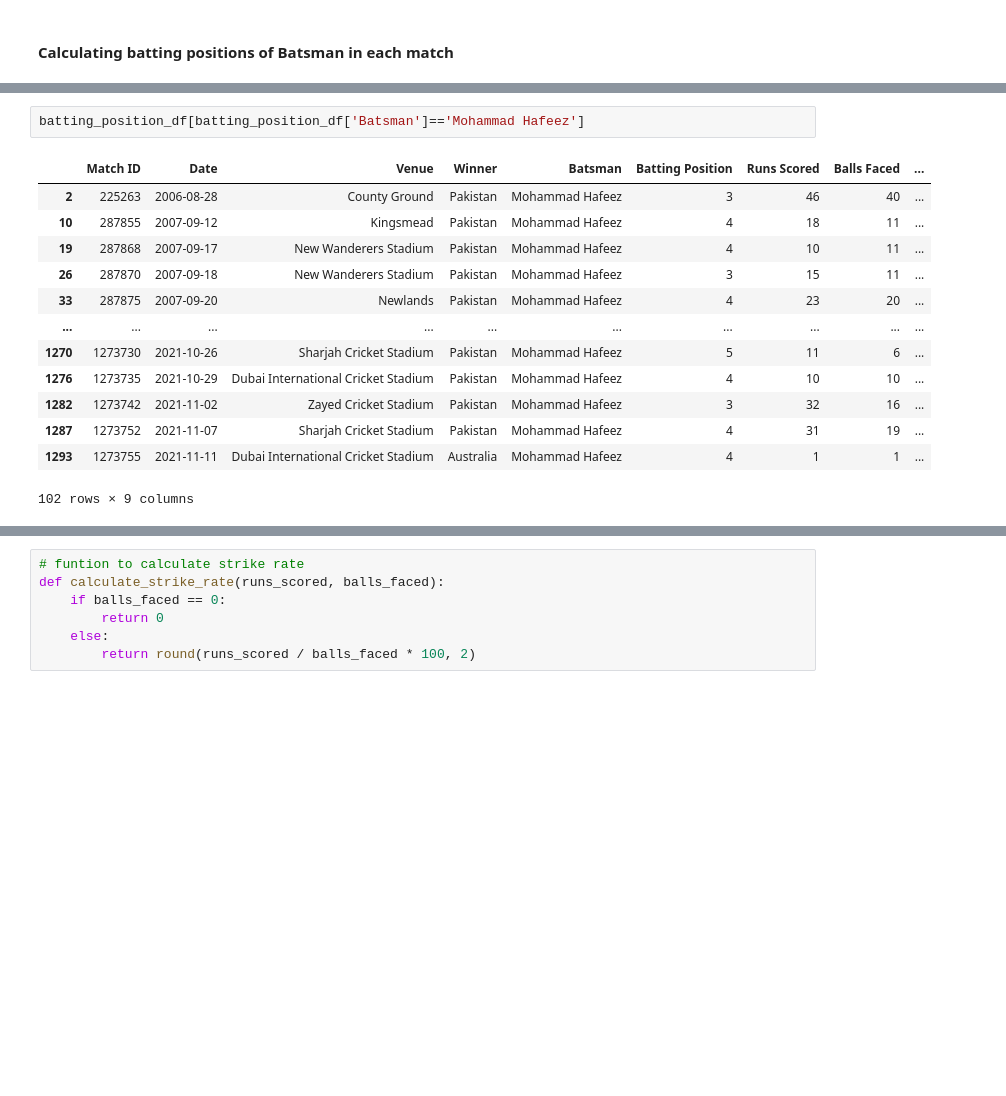
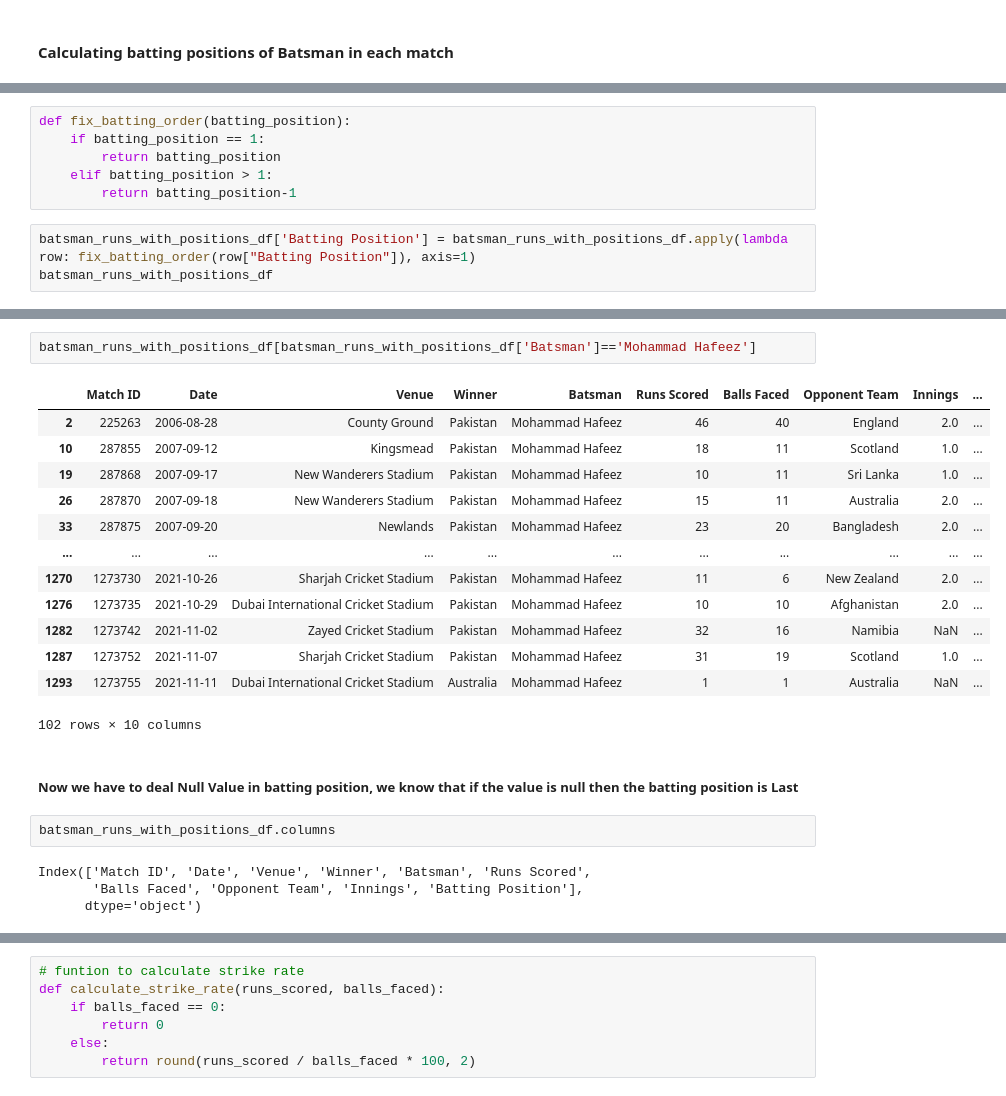
Before and after one commit to aliyan08/Perfomence-Based-Cricket-11-Selector-Using-Assoiciastion-Rule-Mining, a Jupyter notebook: DataCleaning.ipynb, the cells around one changed output, grey strips where cells are left out. Drawn from its saved outputs; the diff is of its cells as text; blank space fills up the shorter version.

Commit message:
Includes ARM for PAK Batsman

```diff
--- a/DataCleaning.ipynb
+++ b/DataCleaning.ipynb
@@ -744,0 +883,9 @@ batting_position_df
+# %%
+def fix_batting_order(batting_position):
+    if batting_position == 1:
+        return batting_position
+    elif batting_position > 1:
+        return batting_position-1
+# %%
+batsman_runs_with_positions_df['Batting Position'] = batsman_runs_with_positions_df.apply(lambda row: fix_batting_order(row["Batting Position"]), axis=1)
+batsman_runs_with_positions_df
@@ -745,16 +919,24 @@ batting_position_df
 # %%
-batting_position_df[batting_position_df['Batsman']=='Mohammad Hafeez']
+batsman_runs_with_positions_df[batsman_runs_with_positions_df['Batsman']=='Mohammad Hafeez']
 # %% [output]
-|  | Match ID | Date | Venue | Winner | Batsman | Batting Position | Runs Scored | Balls Faced | ... |
-| 2 | 225263 | 2006-08-28 | County Ground | Pakistan | Mohammad Hafeez | 3 | 46 | 40 | ... |
-| 10 | 287855 | 2007-09-12 | Kingsmead | Pakistan | Mohammad Hafeez | 4 | 18 | 11 | ... |
-| 19 | 287868 | 2007-09-17 | New Wanderers Stadium | Pakistan | Mohammad Hafeez | 4 | 10 | 11 | ... |
-| 26 | 287870 | 2007-09-18 | New Wanderers Stadium | Pakistan | Mohammad Hafeez | 3 | 15 | 11 | ... |
-| 33 | 287875 | 2007-09-20 | Newlands | Pakistan | Mohammad Hafeez | 4 | 23 | 20 | ... |
-| ... | ... | ... | ... | ... | ... | ... | ... | ... | ... |
-| 1270 | 1273730 | 2021-10-26 | Sharjah Cricket Stadium | Pakistan | Mohammad Hafeez | 5 | 11 | 6 | ... |
-| 1276 | 1273735 | 2021-10-29 | Dubai International Cricket Stadium | Pakistan | Mohammad Hafeez | 4 | 10 | 10 | ... |
-| 1282 | 1273742 | 2021-11-02 | Zayed Cricket Stadium | Pakistan | Mohammad Hafeez | 3 | 32 | 16 | ... |
-| 1287 | 1273752 | 2021-11-07 | Sharjah Cricket Stadium | Pakistan | Mohammad Hafeez | 4 | 31 | 19 | ... |
-| 1293 | 1273755 | 2021-11-11 | Dubai International Cricket Stadium | Australia | Mohammad Hafeez | 4 | 1 | 1 | ... |
+|  | Match ID | Date | Venue | Winner | Batsman | Runs Scored | Balls Faced | Opponent Team | Innings | ... |
+| 2 | 225263 | 2006-08-28 | County Ground | Pakistan | Mohammad Hafeez | 46 | 40 | England | 2.0 | ... |
+| 10 | 287855 | 2007-09-12 | Kingsmead | Pakistan | Mohammad Hafeez | 18 | 11 | Scotland | 1.0 | ... |
+| 19 | 287868 | 2007-09-17 | New Wanderers Stadium | Pakistan | Mohammad Hafeez | 10 | 11 | Sri Lanka | 1.0 | ... |
+| 26 | 287870 | 2007-09-18 | New Wanderers Stadium | Pakistan | Mohammad Hafeez | 15 | 11 | Australia | 2.0 | ... |
+| 33 | 287875 | 2007-09-20 | Newlands | Pakistan | Mohammad Hafeez | 23 | 20 | Bangladesh | 2.0 | ... |
+| ... | ... | ... | ... | ... | ... | ... | ... | ... | ... | ... |
+| 1270 | 1273730 | 2021-10-26 | Sharjah Cricket Stadium | Pakistan | Mohammad Hafeez | 11 | 6 | New Zealand | 2.0 | ... |
+| 1276 | 1273735 | 2021-10-29 | Dubai International Cricket Stadium | Pakistan | Mohammad Hafeez | 10 | 10 | Afghanistan | 2.0 | ... |
+| 1282 | 1273742 | 2021-11-02 | Zayed Cricket Stadium | Pakistan | Mohammad Hafeez | 32 | 16 | Namibia | NaN | ... |
+| 1287 | 1273752 | 2021-11-07 | Sharjah Cricket Stadium | Pakistan | Mohammad Hafeez | 31 | 19 | Scotland | 1.0 | ... |
+| 1293 | 1273755 | 2021-11-11 | Dubai International Cricket Stadium | Australia | Mohammad Hafeez | 1 | 1 | Australia | NaN | ... |
-102 rows × 9 columns
+102 rows × 10 columns
+# %% [markdown]
+##### Now we have to deal Null Value in batting position, we know that if the value is null then the batting position is Last
+# %%
+batsman_runs_with_positions_df.columns
+# %% [output]
+Index(['Match ID', 'Date', 'Venue', 'Winner', 'Batsman', 'Runs Scored',
+       'Balls Faced', 'Opponent Team', 'Innings', 'Batting Position'],
+      dtype='object')
```
Also changed, not shown: parts of 37 cells of this notebook, 6 other files.
